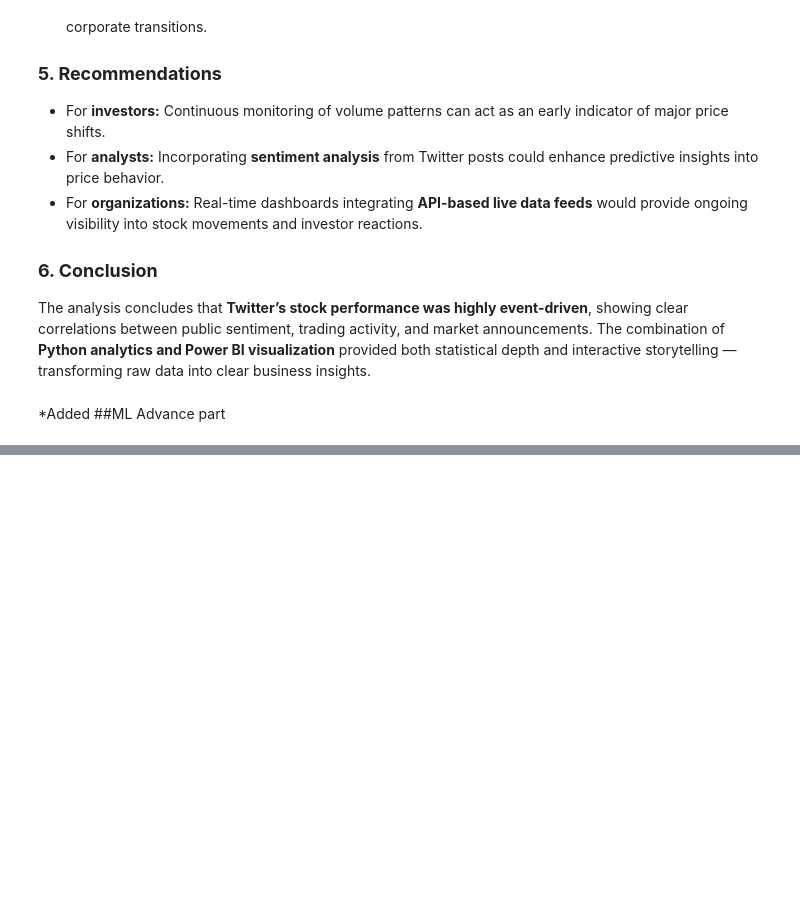
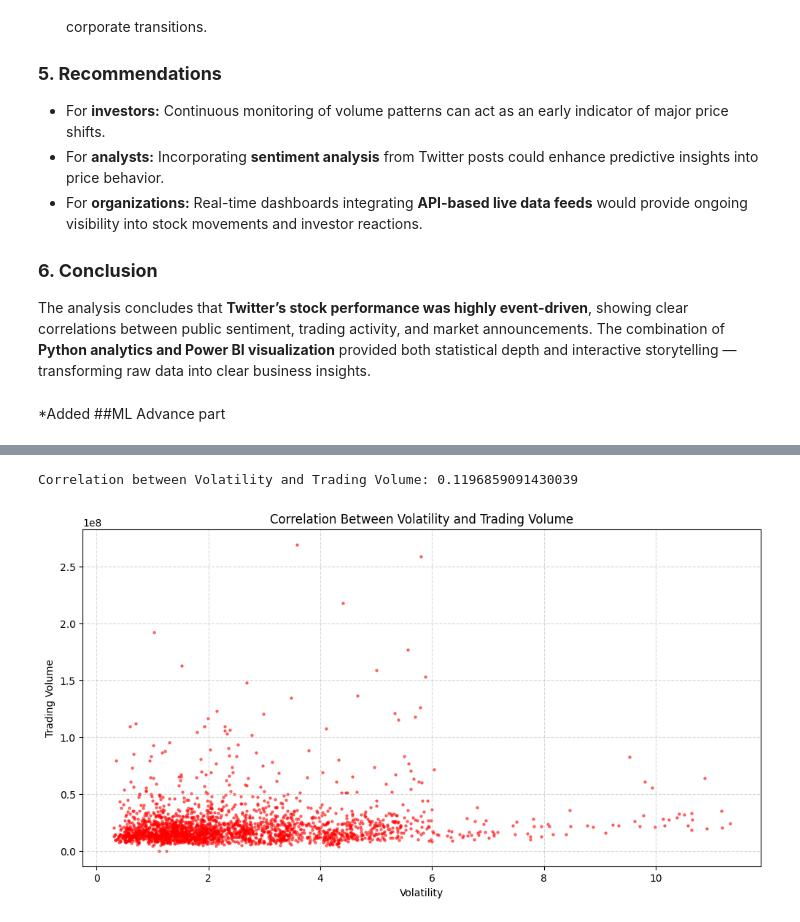
Before and after one commit to SachinGunjal001/Twitter-stock-Market-Python-Analysis, a Jupyter notebook: Twitter_Stocks_Python.ipynb, the cells around one changed output, grey strips where cells are left out. Saved outputs shown, nothing was run; the diff lists cells and outputs as text; code cells hidden in the pictures; blank space fills up the shorter version.

```diff
--- a/Twitter_Stocks_Python.ipynb
+++ b/Twitter_Stocks_Python.ipynb
@@ -375,0 +422,16 @@ The combination of **Python analytics and Power BI visualization** provided both
+# %%
+df['Volatility'] = df['Close'].rolling(window=30).std()
+correlation = df['Volatility'].corr(df['Volume'])
+print("Correlation between Volatility and Trading Volume:", correlation)
+
+# ---- Visualization ----
+plt.figure(figsize=(12,6))
+plt.scatter(df['Volatility'], df['Volume'],alpha=0.5, color='red', s=5)
+plt.title("Correlation Between Volatility and Trading Volume")
+plt.xlabel("Volatility")
+plt.ylabel("Trading Volume")
+plt.grid(True, linestyle='--', alpha=0.5)
+plt.show()
+# %% [output]
+Correlation between Volatility and Trading Volume: 0.1196859091430039
+[figure, added]
```
Also changed, not shown: parts of 2 cells of this notebook.
